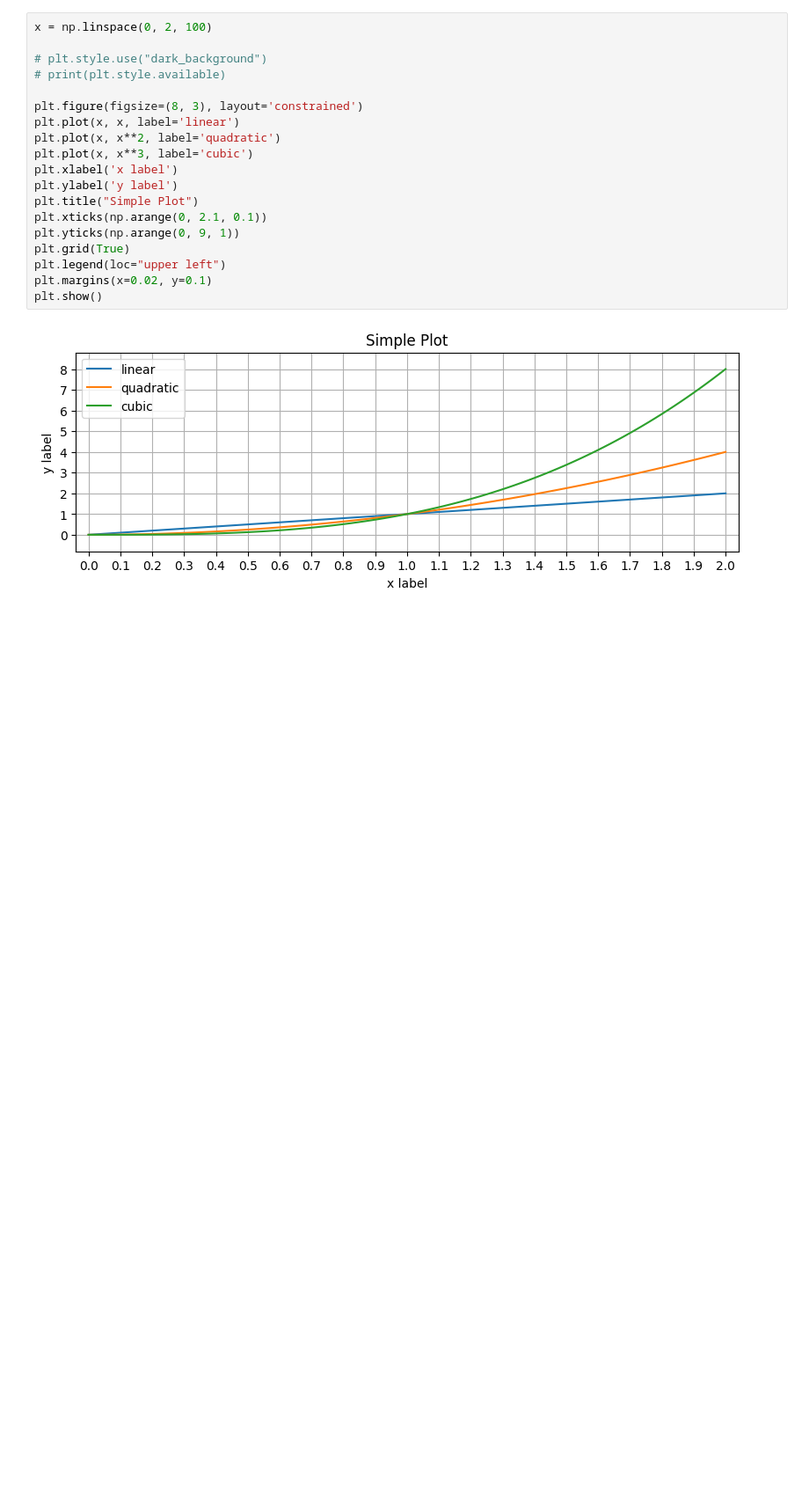
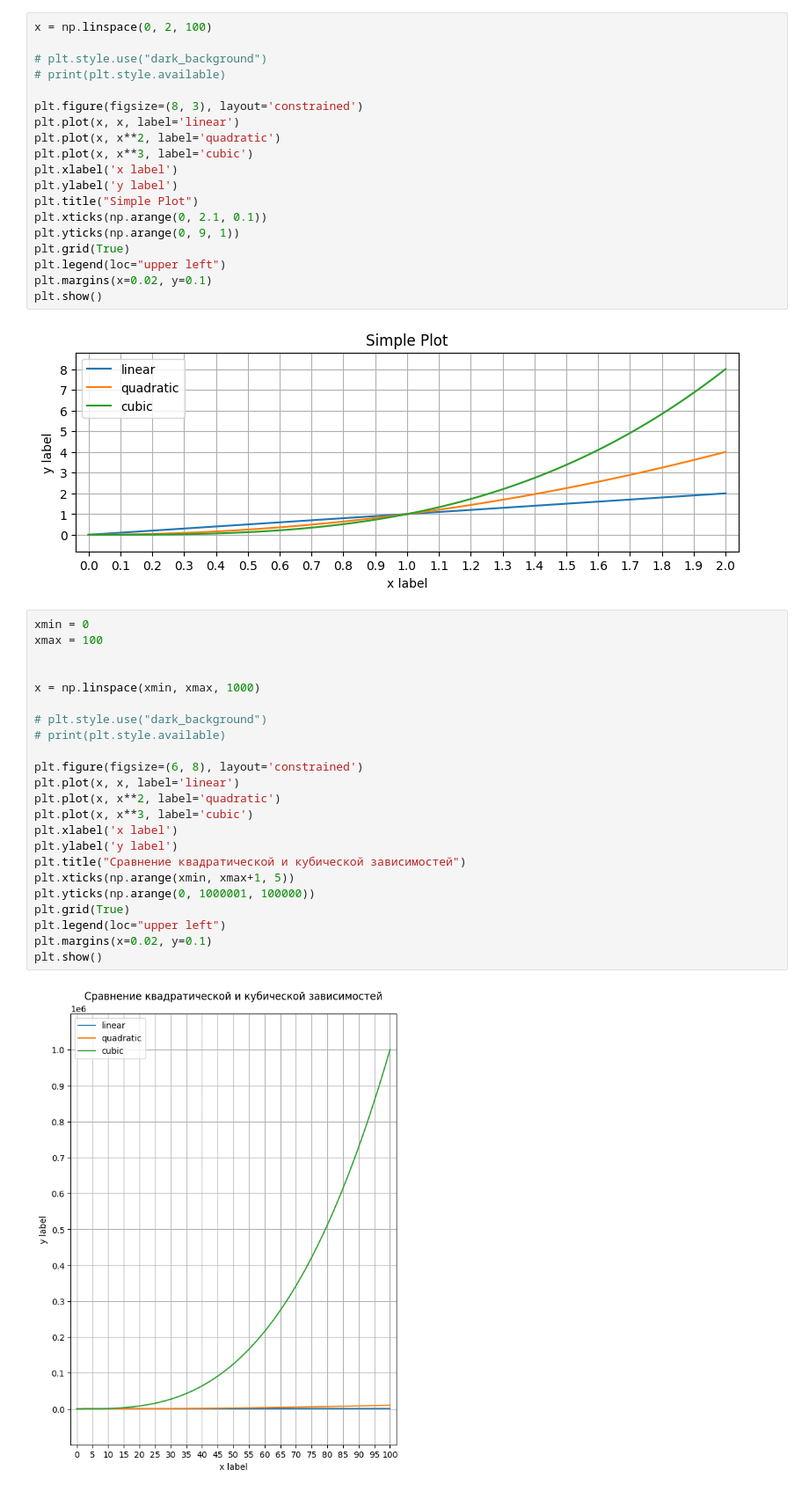
Before and after one commit to aleksmn/PythonMath, a Jupyter notebook: plots/example.ipynb, the cells around one changed output. Shown: that part at 88% size. Saved outputs shown, nothing was run; the diff lists cells and outputs as text; blank space fills up the shorter version.

```diff
--- a/plots/example.ipynb
+++ b/plots/example.ipynb
@@ -138,3 +138,28 @@ plt.margins(x=0.02, y=0.1)
 plt.show()
 # %% [output]
 [figure]
+# %%
+xmin = 0
+xmax = 100
+
+
+x = np.linspace(xmin, xmax, 1000)
+
+# plt.style.use("dark_background")
+# print(plt.style.available)
+
+plt.figure(figsize=(6, 8), layout='constrained')
+plt.plot(x, x, label='linear')
+plt.plot(x, x**2, label='quadratic')
+plt.plot(x, x**3, label='cubic')
+plt.xlabel('x label')
+plt.ylabel('y label')
+plt.title("Сравнение квадратической и кубической зависимостей")
+plt.xticks(np.arange(xmin, xmax+1, 5))
+plt.yticks(np.arange(0, 1000001, 100000))
+plt.grid(True)
+plt.legend(loc="upper left")
+plt.margins(x=0.02, y=0.1)
+plt.show()
+# %% [output]
+[figure, added]
```
